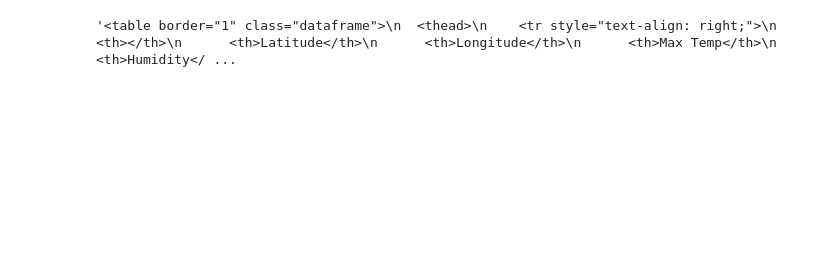
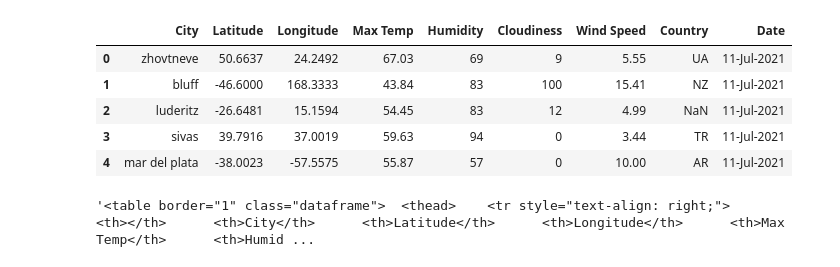
Before and after one commit to DasaSimo/Web-Design-Challenge, a Jupyter notebook: WebVisualizations/Resources/Data_csv_to_html.ipynb, the cells around one changed output. Saved outputs shown, nothing was run; the diff lists cells and outputs as text; code cells hidden in the pictures; blank space fills up the shorter version.

```diff
--- a/WebVisualizations/Resources/Data_csv_to_html.ipynb
+++ b/WebVisualizations/Resources/Data_csv_to_html.ipynb
@@ -7,4 +4,17 @@ city_weather =  weather_data.set_index(['City'])
-# %%
-city_weather.to_html()
-# %% [output]
-'<table border="1" class="dataframe">\n  <thead>\n    <tr style="text-align: right;">\n      <th></th>\n      <th>Latitude</th>\n      <th>Longitude</th>\n      <th>Max Temp</th>\n      <th>Humidity</ ...
+# %%
+weather_data = pd.read_csv("weather_data.csv")
+
+weather_data['Date']= pd.to_datetime(weather_data['Date'],unit = 's')
+weather_data['Date'] = weather_data['Date'].dt.strftime("%d-%b-%Y")
+weather_data.head()
+# %% [output]
+|  | City | Latitude | Longitude | Max Temp | Humidity | Cloudiness | Wind Speed | Country | Date |
+| 0 | zhovtneve | 50.6637 | 24.2492 | 67.03 | 69 | 9 | 5.55 | UA | 11-Jul-2021 |
+| 1 | bluff | -46.6000 | 168.3333 | 43.84 | 83 | 100 | 15.41 | NZ | 11-Jul-2021 |
+| 2 | luderitz | -26.6481 | 15.1594 | 54.45 | 83 | 12 | 4.99 | NaN | 11-Jul-2021 |
+| 3 | sivas | 39.7916 | 37.0019 | 59.63 | 94 | 0 | 3.44 | TR | 11-Jul-2021 |
+| 4 | mar del plata | -38.0023 | -57.5575 | 55.87 | 57 | 0 | 10.00 | AR | 11-Jul-2021 |
+# %%
+weather_data.to_html().replace('\n', '')
+# %% [output]
+'<table border="1" class="dataframe">  <thead>    <tr style="text-align: right;">      <th></th>      <th>City</th>      <th>Latitude</th>      <th>Longitude</th>      <th>Max Temp</th>      <th>Humid ...
```
Also changed, not shown: parts of 2 cells of this notebook, 9 other files.
